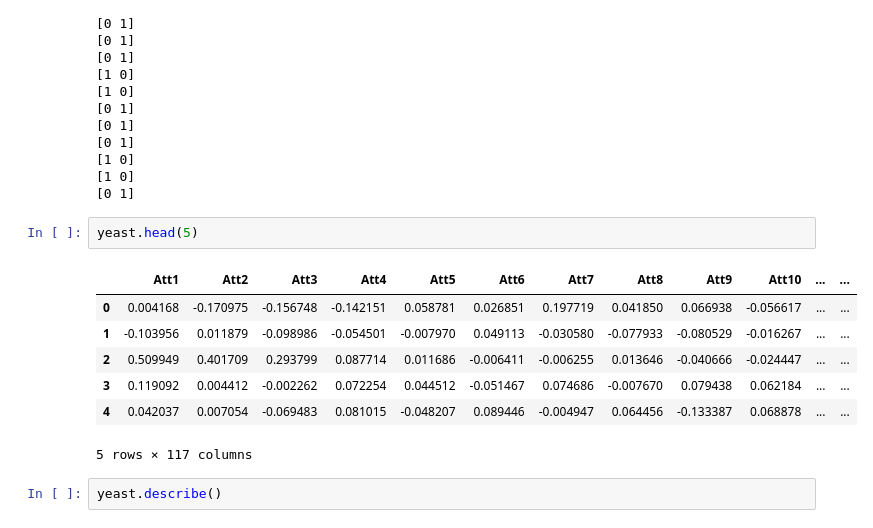
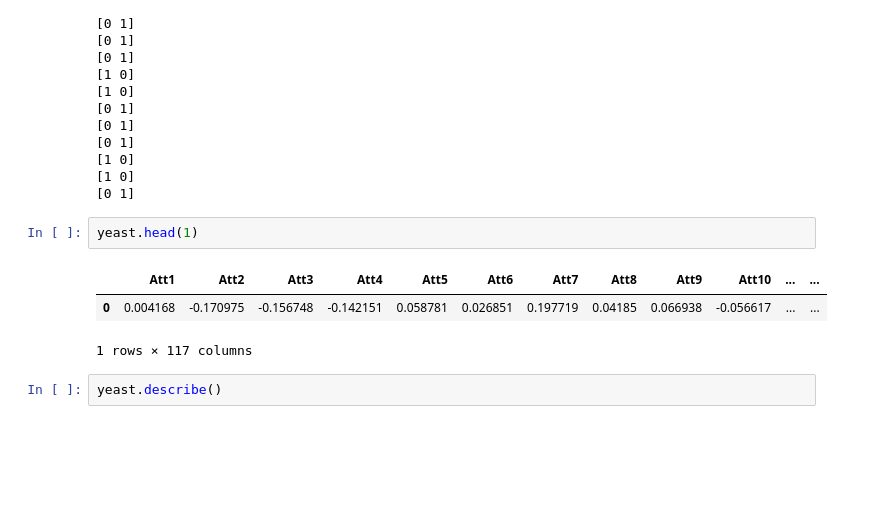
Before and after one commit to dusicastepic/Multi-label-classification-, a Jupyter notebook: MLC - proba.ipynb, the cells around one changed output. Drawn from its saved outputs; the diff is of its cells as text; blank space fills up the shorter version.

```diff
--- a/MLC - proba.ipynb
+++ b/MLC - proba.ipynb
@@ -250,15 +244,11 @@ for i in range(yeast.columns.get_loc("Class1"),yeast.columns.get_loc("Class14")+
 [1 0]
 [0 1]
 # %%
-yeast.head(5)
+yeast.head(1)
 # %% [output]
 |  | Att1 | Att2 | Att3 | Att4 | Att5 | Att6 | Att7 | Att8 | Att9 | Att10 | ... | ... |
-| 0 | 0.004168 | -0.170975 | -0.156748 | -0.142151 | 0.058781 | 0.026851 | 0.197719 | 0.041850 | 0.066938 | -0.056617 | ... | ... |
-| 1 | -0.103956 | 0.011879 | -0.098986 | -0.054501 | -0.007970 | 0.049113 | -0.030580 | -0.077933 | -0.080529 | -0.016267 | ... | ... |
-| 2 | 0.509949 | 0.401709 | 0.293799 | 0.087714 | 0.011686 | -0.006411 | -0.006255 | 0.013646 | -0.040666 | -0.024447 | ... | ... |
-| 3 | 0.119092 | 0.004412 | -0.002262 | 0.072254 | 0.044512 | -0.051467 | 0.074686 | -0.007670 | 0.079438 | 0.062184 | ... | ... |
-| 4 | 0.042037 | 0.007054 | -0.069483 | 0.081015 | -0.048207 | 0.089446 | -0.004947 | 0.064456 | -0.133387 | 0.068878 | ... | ... |
+| 0 | 0.004168 | -0.170975 | -0.156748 | -0.142151 | 0.058781 | 0.026851 | 0.197719 | 0.04185 | 0.066938 | -0.056617 | ... | ... |
-5 rows × 117 columns
+1 rows × 117 columns
 # %%
 yeast.describe()
 # %% [output]
```
Also changed, not shown: parts of 105 cells of this notebook.
